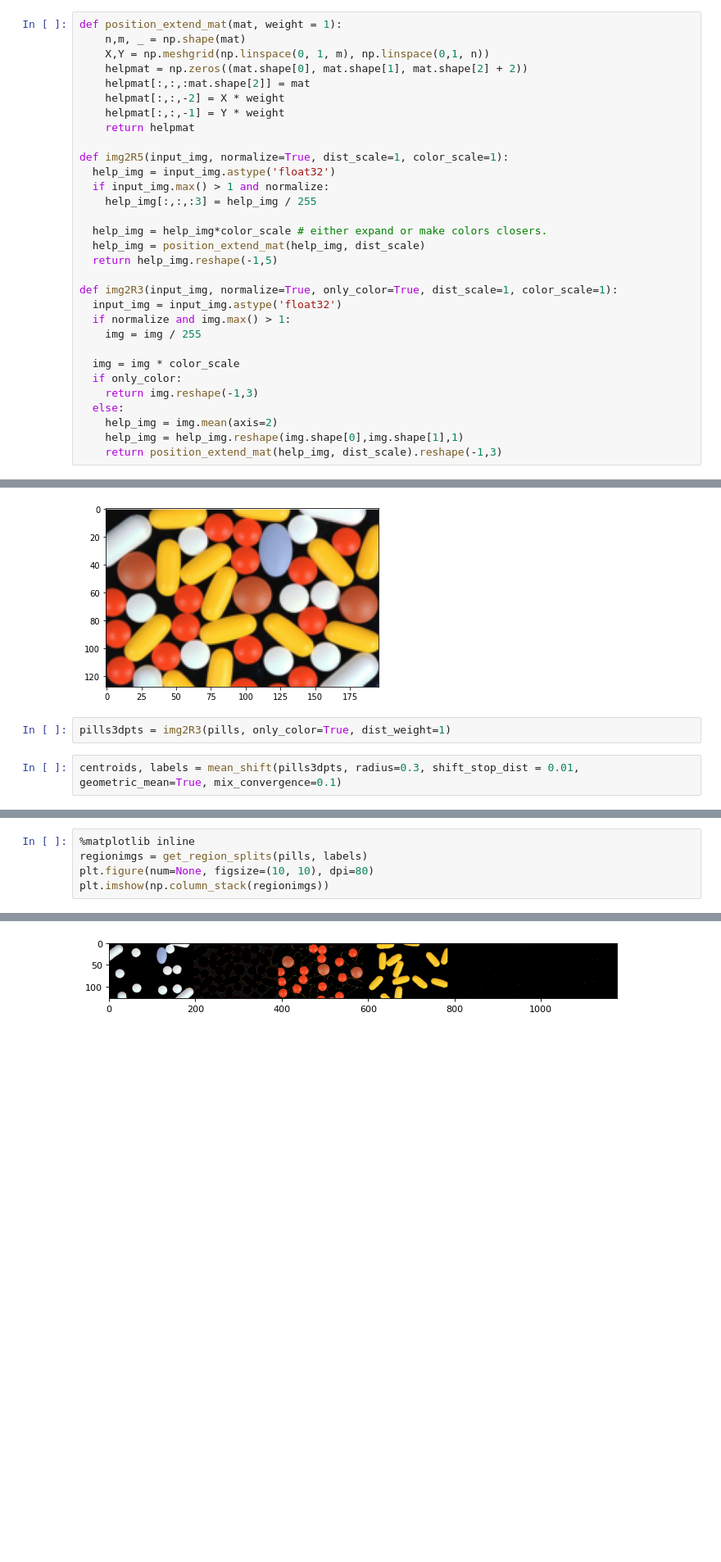
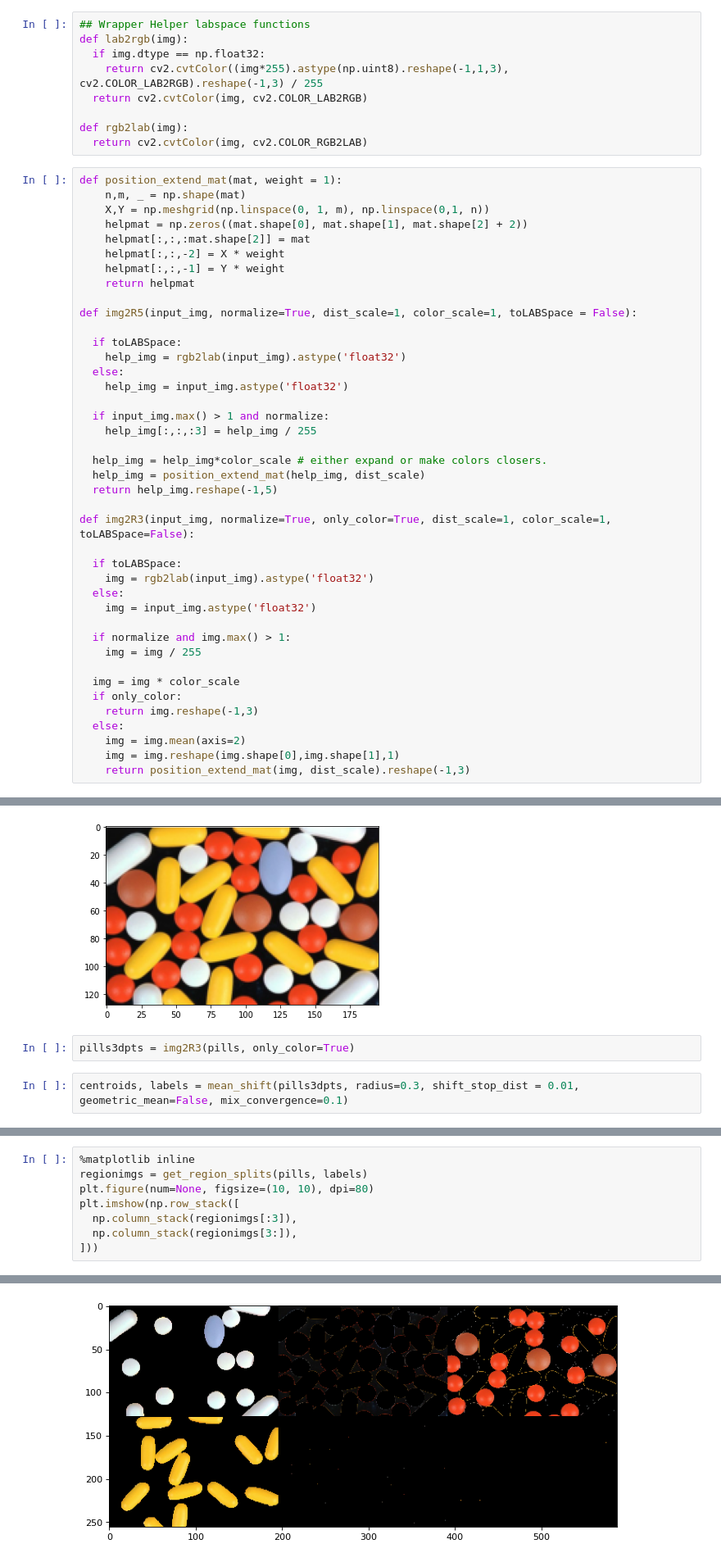
Before and after one commit to Bizangel/ImageSegmentation, a Jupyter notebook: Cut-it.ipynb, the cells around one changed output, grey strips where cells are left out. Shown at 82% size. Saved outputs shown, nothing was run; the diff lists cells and outputs as text; blank space fills up the shorter version.

```diff
--- a/Cut-it.ipynb
+++ b/Cut-it.ipynb
@@ -165,3 +167,12 @@ plt.scatter(centroids[:,0], centroids[:,1], marker='x', color='red')
+# %%
+## Wrapper Helper labspace functions
+def lab2rgb(img):
+  if img.dtype == np.float32:
+    return cv2.cvtColor((img*255).astype(np.uint8).reshape(-1,1,3), cv2.COLOR_LAB2RGB).reshape(-1,3) / 255
+  return cv2.cvtColor(img, cv2.COLOR_LAB2RGB)
+
+def rgb2lab(img):
+  return cv2.cvtColor(img, cv2.COLOR_RGB2LAB)
 # %%
 def position_extend_mat(mat, weight = 1):
     n,m, _ = np.shape(mat)
@@ -172,8 +183,13 @@ def position_extend_mat(mat, weight = 1):
     helpmat[:,:,-1] = Y * weight
     return helpmat
 
-def img2R5(input_img, normalize=True, dist_scale=1, color_scale=1):
-  help_img = input_img.astype('float32')
+def img2R5(input_img, normalize=True, dist_scale=1, color_scale=1, toLABSpace = False):
+
+  if toLABSpace:
+    help_img = rgb2lab(input_img).astype('float32')
+  else:
+    help_img = input_img.astype('float32')
+
   if input_img.max() > 1 and normalize:
     help_img[:,:,:3] = help_img / 255
 
@@ -181,8 +197,13 @@ def img2R5(input_img, normalize=True, dist_scale=1, color_scale=1):
   help_img = position_extend_mat(help_img, dist_scale)
   return help_img.reshape(-1,5)
 
-def img2R3(input_img, normalize=True, only_color=True, dist_scale=1, color_scale=1):
-  input_img = input_img.astype('float32')
+def img2R3(input_img, normalize=True, only_color=True, dist_scale=1, color_scale=1, toLABSpace=False):
+
+  if toLABSpace:
+    img = rgb2lab(input_img).astype('float32')
+  else:
+    img = input_img.astype('float32')
+
   if normalize and img.max() > 1:
     img = img / 255
 
@@ -190,9 +211,9 @@ def img2R3(input_img, normalize=True, only_color=True, dist_scale=1, color_scale
   if only_color:
     return img.reshape(-1,3)
   else:
-    help_img = img.mean(axis=2)
-    help_img = help_img.reshape(img.shape[0],img.shape[1],1)
-    return position_extend_mat(help_img, dist_scale).reshape(-1,3)
+    img = img.mean(axis=2)
+    img = img.reshape(img.shape[0],img.shape[1],1)
+    return position_extend_mat(img, dist_scale).reshape(-1,3)
 # %%
 def get_region_splits(img, labels):
     matlabels = np.array(labels).reshape(img.shape[0],img.shape[1])
@@ -234,7 +254,7 @@ plt.imshow(pills)
 <matplotlib.image.AxesImage at 0x...>
 [figure]
 # %%
-pills3dpts = img2R3(pills, only_color=True, dist_weight=1)
+pills3dpts = img2R3(pills, only_color=True)
 # %%
-centroids, labels = mean_shift(pills3dpts, radius=0.3, shift_stop_dist = 0.01, geometric_mean=True, mix_convergence=0.1)
+centroids, labels = mean_shift(pills3dpts, radius=0.3, shift_stop_dist = 0.01, geometric_mean=False, mix_convergence=0.1)
 # %% [output]
@@ -242,11 +262,14 @@ Average shift distance: 0.0053326605010821015
 # %%
 %matplotlib inline
 regionimgs = get_region_splits(pills, labels)
 plt.figure(num=None, figsize=(10, 10), dpi=80)
-plt.imshow(np.column_stack(regionimgs))
+plt.imshow(np.row_stack([
+  np.column_stack(regionimgs[:3]),
+  np.column_stack(regionimgs[3:]),
+]))
 # %% [output]
 <matplotlib.image.AxesImage at 0x...>
-[figure, old version]
+[figure, new version]
 # %%
 %matplotlib inline
 quantized = get_region_quantized(pills, labels, centroids)
```
Also changed, not shown: parts of 46 cells of this notebook.
